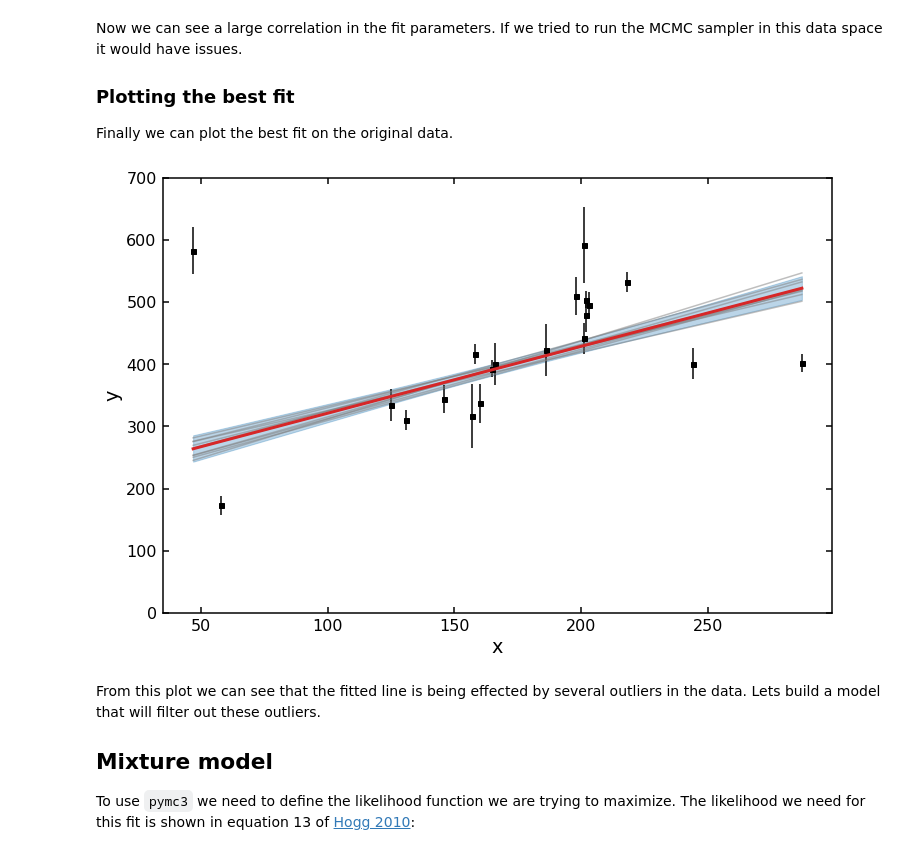
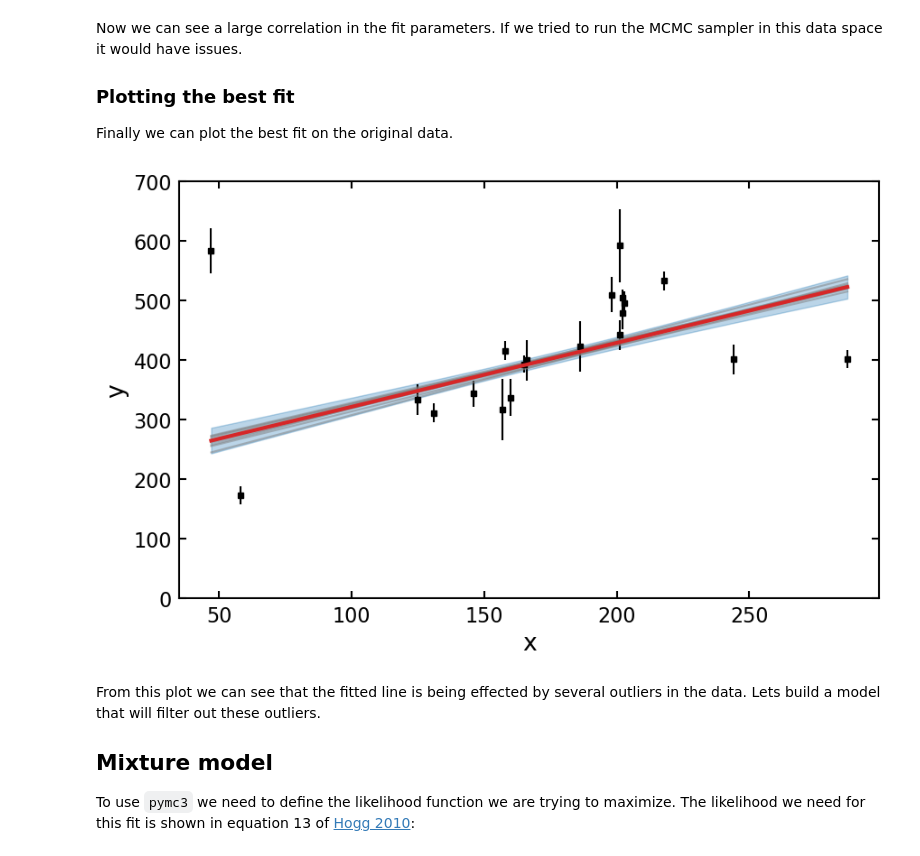
Before and after one commit to CKrawczyk/jupyter_data_languages, a Jupyter notebook: mcmc_fit_with_outliers_pymc.ipynb, the cells around one changed output. Drawn from its saved outputs; the diff is of its cells as text; code cells hidden in the pictures.

```diff
--- a/mcmc_fit_with_outliers_pymc.ipynb
+++ b/mcmc_fit_with_outliers_pymc.ipynb
@@ -117,7 +118,13 @@ We can see the likelihood of the fit given the data is defined as a Normal distr
 Now we can run the MCMC sampler to find the best fit.
 # %%
 with mdl_ols:
-    traces_ols = pm.sample(3000, tune=2000, chains=3, cores=3, return_inferencedata=False)
+    traces_ols = pm.sample(
+        tune=1000,
+        draws=1000,
+        chains=3,
+        cores=3,
+        return_inferencedata=True
+    )
 # %% [output]
 Auto-assigning NUTS sampler...
 Initializing NUTS using jitter+adapt_diag...
@@ -190,62 +184,40 @@ Now we can see a large correlation in the fit parameters.  If we tried to run th
 ### Plotting the best fit
 Finally we can plot the best fit on the original data.
 # %%
+fill_kwargs = {
+    'color': 'C0',
+    'alpha': 0.3,
+    'zorder': 1
+}
+
 # uncenter and scale
-y_est = (traces_ols['$y_{est}$'] * y_std) + y_mean
+y_est = traces_ols.posterior.y_est.data.reshape(-1, 20)
 
 # plot original data
-plt.figure(2, figsize=(12, 8))
-plt.errorbar(
-    data.x,
-    data.y,
-    data.sy,
-    ls='None',
-    mfc='k',
-    mec='k',
-    ms=5,
-    marker='s',
-    ecolor='k'
-)
+plt.figure(2, figsize=(10, 6))
+plt.errorbar(data.x, data.y, data.sy, **errorbar_kwargs)
 
 # find 2-sigma and meadian of best fit lines
 y_est_minus_2_sigma, y_est_median, y_est_plus_2_sigma = np.percentile(
     y_est[:, idx],
     [2.5, 50, 97.5],
     axis=0
 )
 
 # plot the mean of all best fit lines
-plt.plot(
-    data.x[idx],
-    y_est_median,
-    color='C3',
-    lw=3,
-    zorder=3
-)
+plt.plot(data.x[idx], y_est_median, color='C3', lw=3, zorder=3)
 
 # plot 2-sigma best fit region
-plt.fill_between(
-    data.x[idx],
-    y_est_minus_2_sigma,
-    y_est_plus_2_sigma,
-    color='C0',
-    alpha=0.3,
-    zorder=1
-)
+plt.fill_between(data.x[idx], y_est_minus_2_sigma, y_est_plus_2_sigma, **fill_kwargs)
 
 # plot a selection of best fit lines
-plt.plot(
-    data.x[idx],
-    y_est[::900].T[idx],
-    alpha=0.5,
-    color='C7'
-)
+plt.plot(data.x[idx], y_est[::300].T[idx], alpha=0.5, color='C7')
 
 plt.xlabel('x')
 plt.ylabel('y')
 plt.ylim(0, 700);
 # %% [output]
-[figure, old version]
+[figure, new version]
 # %% [markdown]
 From this plot we can see that the fitted line is being effected by several outliers in the data. Lets build a model that will filter out these outliers.
 
```
Also changed, not shown: parts of 31 cells of this notebook.
